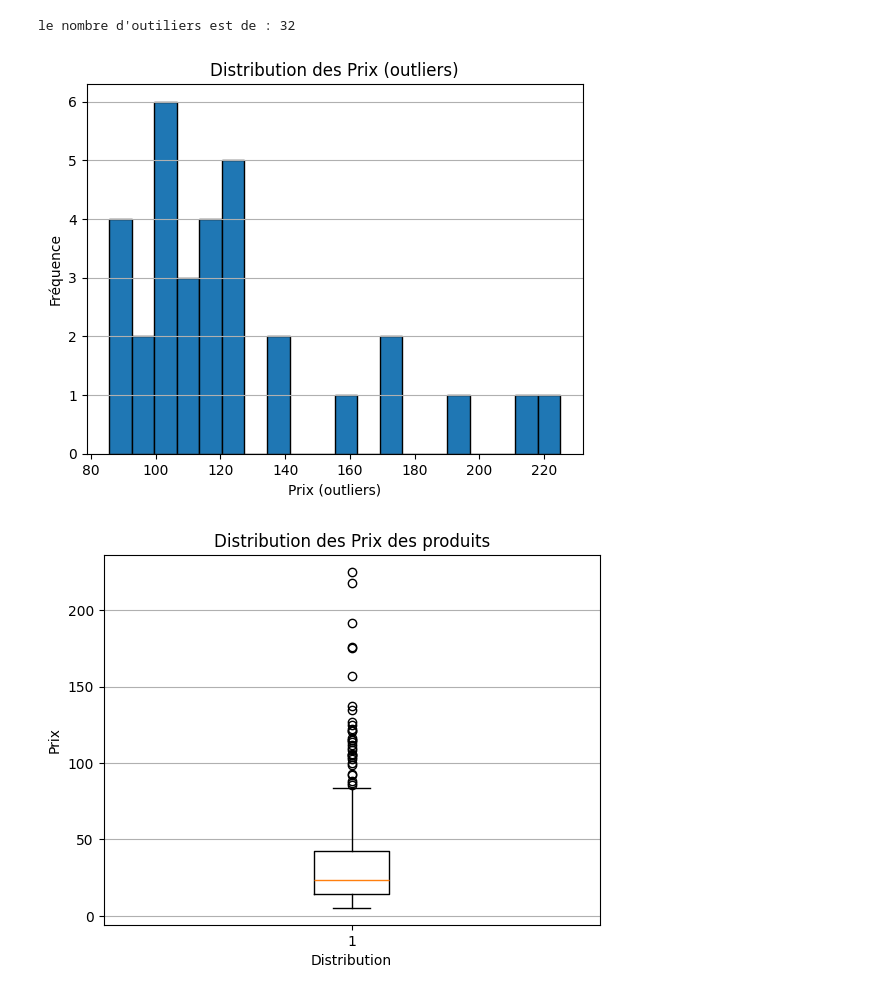
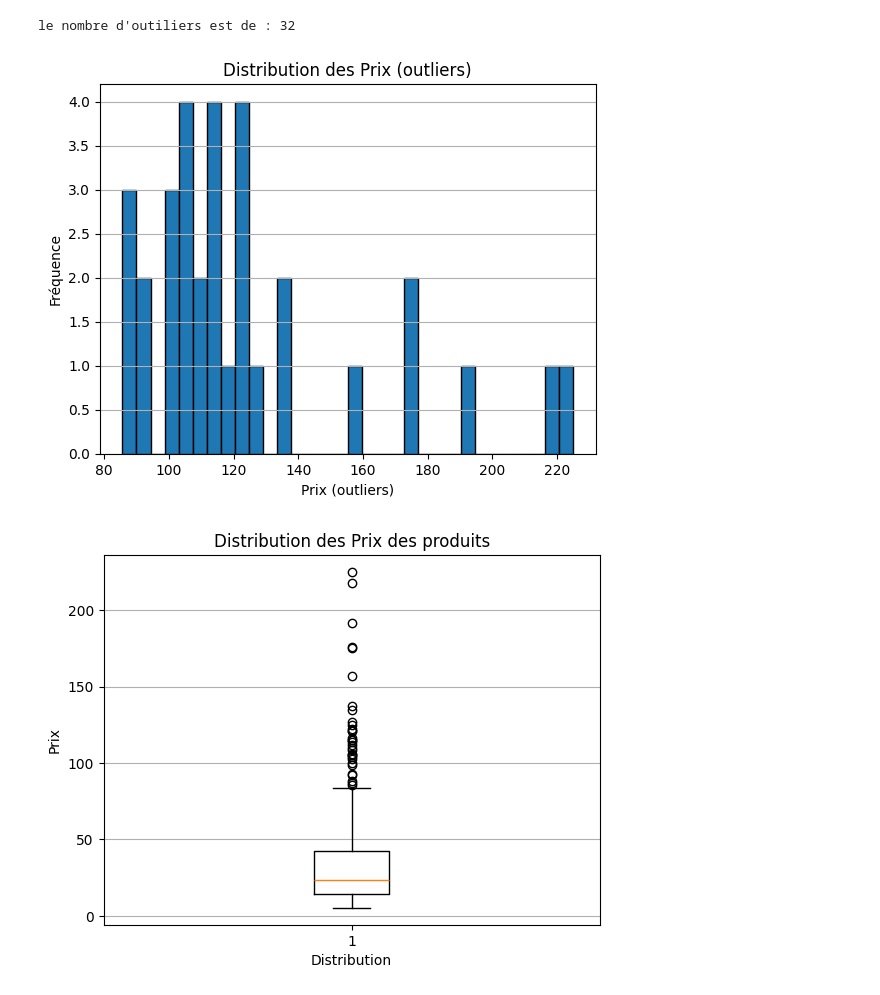
Before and after one commit to IshemZ/Bottleneck, a Jupyter notebook: Programme/main.ipynb, the cells around one changed output. Drawn from its saved outputs; the diff is of its cells as text; code cells hidden in the pictures.

```diff
--- a/Programme/main.ipynb
+++ b/Programme/main.ipynb
@@ -396,0 +414,7 @@ erp_web_liaison
+# %%
+#On va supprimer toutes les colonnes inutiles
+supp_colonne = ['tax_status', 'post_author',
+'post_date_gmt', 'post_status',
+'comment_status', 'ping_status', 'post_modified',
+'post_modified_gmt',  'post_type',  'onsale_web']
+erp_liaison_web.columns
@@ -396,0 +428,3 @@ erp_web_liaison
+# %%
+erp_liaison_web = erp_liaison_web.drop(columns=supp_colonne).reset_index(drop=True)
+erp_liaison_web
@@ -400,7 +448,6 @@ erp_web_liaison
 </div>
 # %%
 # Creation d'une colonne contenant le chiffre d'affaire par produits + CA total en ligne:
-erp_web_liaison["ca_produit"] = erp_web_liaison["price"]*erp_web_liaison["total_sales"]
-erp_web_liaison = erp_web_liaison.round({'ca_produit': 2})
-erp_web_liaison.head()
+erp_liaison_web["ca_produit"] = round(erp_liaison_web["price"]*erp_liaison_web["total_sales"], 2)
+erp_liaison_web.head()
 # %% [output]
@@ -457,11 +501,17 @@ Text(0.5, 1.0, 'Répartition des prix')
 **On peut voir la moyenne et la médiane. La médiane est décalée sur la gauche de notre graphique, les premiers prix sont donc plus fréquents dans notre boutique que les plus élevé. Visuellement et sans avoir encore de confirmation tangible il semblerait que les outliers se retrouvent plutôt parmi les prix élevés.**
 # %%
 # Calcul des quartiles
-Q1 = erp_web_liaison['price'].quantile(0.25)
-Q3 = erp_web_liaison['price'].quantile(0.75)
+Q1 = round(erp_liaison_web['price'].quantile(0.25), 2)
+Q3 = round(erp_liaison_web['price'].quantile(0.75), 2)
 
 # Calcul de l'IQR (écart inter quartile)
-IQR = Q3 - Q1
+IQR = round(Q3 - Q1, 2)
 
 # Identification des outliers
-outliers_iqr = erp_web_liaison[(erp_web_liaison['price'] < Q1 - 1.5 * IQR) | (erp_web_liaison['price'] > Q3 + 1.5 * IQR)]
+outliers_iqr = erp_liaison_web[(erp_liaison_web['price'] < Q1 - 1.5 * IQR) | (erp_liaison_web['price'] > Q3 + 1.5 * IQR)]
+
+print(f"Q1 = {Q1} €")
+print(f"Q2 = {Q3} €")
+print(f"IQR = {IQR} €")
+
+print(f"les prix situés en dehors de l'intervalle {round(Q1 - 1.5 * IQR,2)}€ et {round(Q3 + 1.5 * IQR,2)}€ sont des outliers potentielles")
@@ -495,11 +539,11 @@ print("le nombre d'outiliers est de :",outliers_iqr.shape[0])
 le nombre d'outiliers est de : 32
 # %%
 # Distribution des prix sur les données aberrantes
-plt.hist(outliers_iqr["price"], bins=20, edgecolor="black")
+plt.hist(outliers_iqr["price"], bins=32, edgecolor="black")
 plt.xlabel("Prix (outliers)")
 plt.ylabel("Fréquence")
 plt.title("Distribution des Prix (outliers)")
-plt.grid(axis="y")
+plt.grid(axis="y", visible=True, )
 plt.show()
 # %% [output]
-[figure, old version]
+[figure, new version]
```
Also changed, not shown: parts of 72 cells of this notebook.
